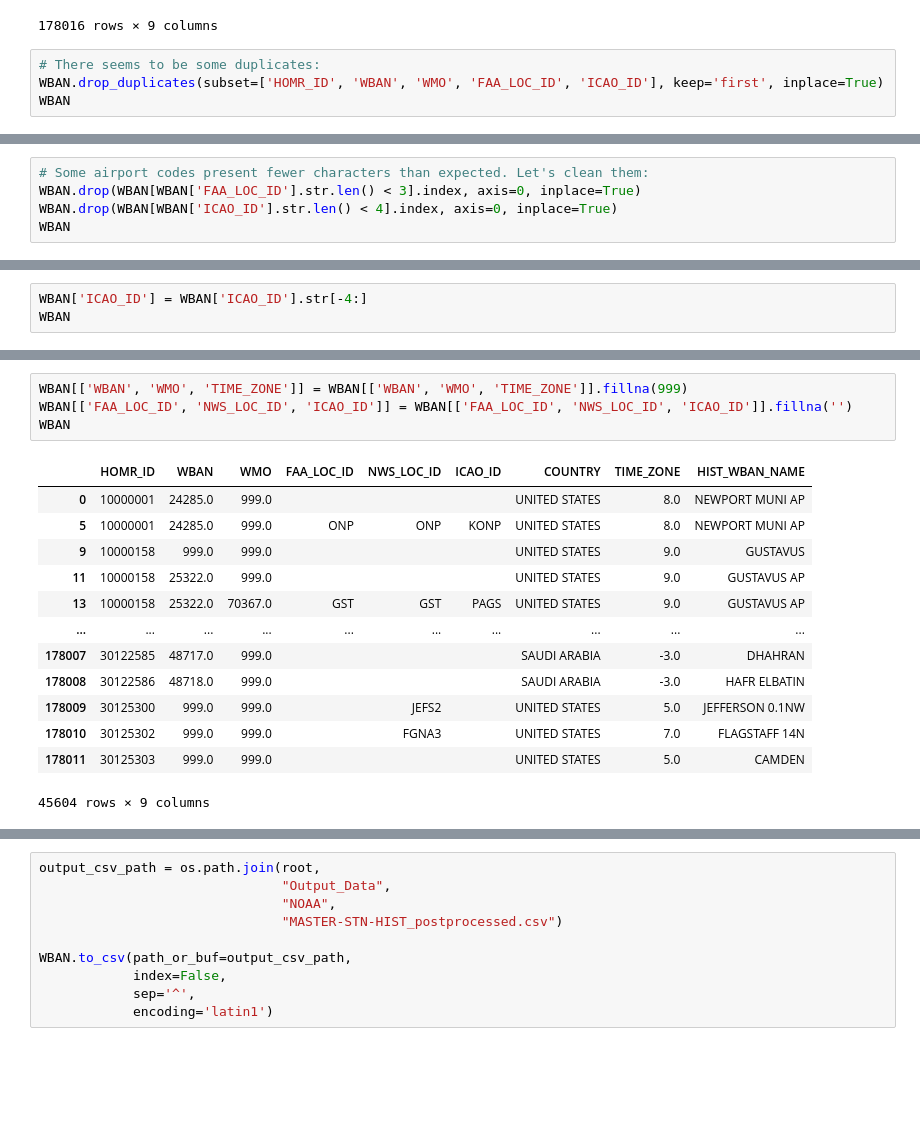
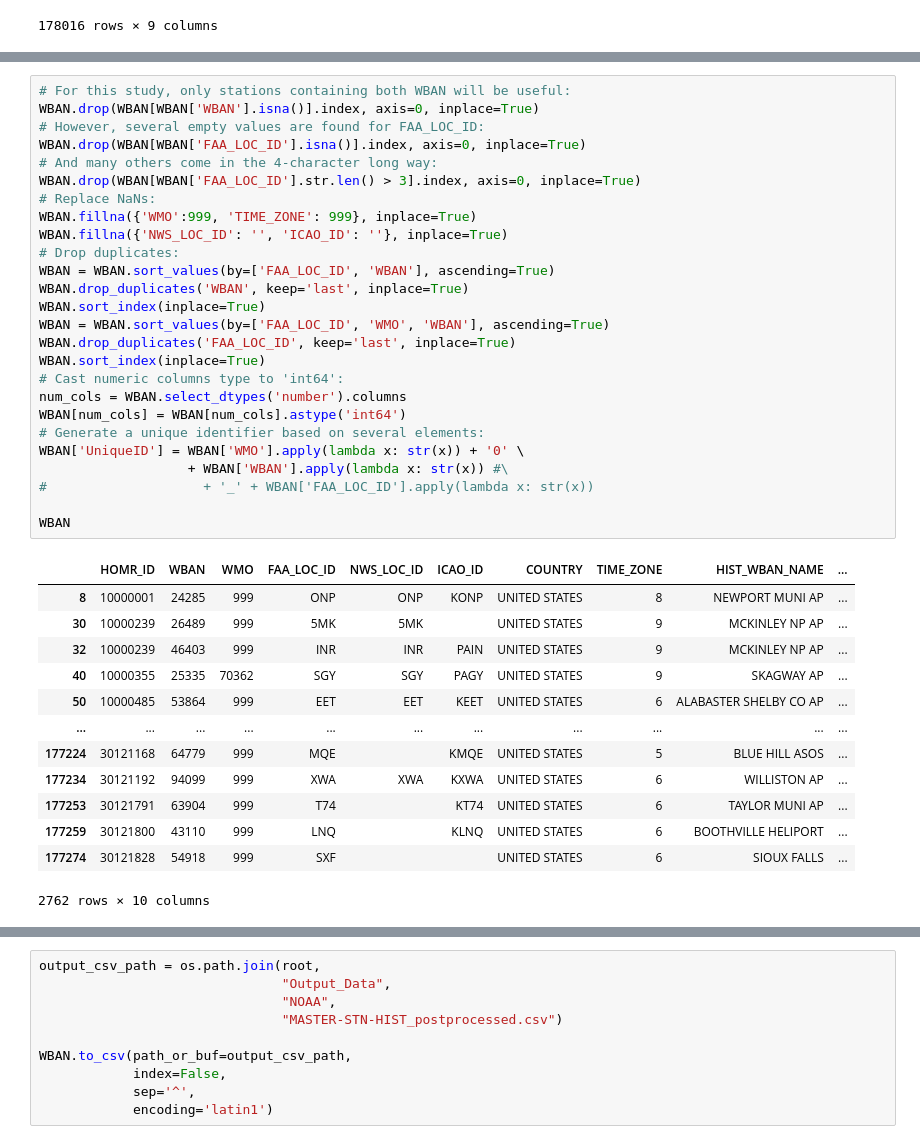
Before and after one commit to malonsol/TFM_KSchool, a Jupyter notebook: EDA/DELAY/WBAN_IATA.ipynb, the cells around one changed output, grey strips where cells are left out. Drawn from its saved outputs; the diff is of its cells as text; blank space fills up the shorter version.

```diff
--- a/EDA/DELAY/WBAN_IATA.ipynb
+++ b/EDA/DELAY/WBAN_IATA.ipynb
@@ -210,7 +208,3 @@ WBAN
 | 178014 | 30125303 | NaN | NaN | NaN | NaN | NaN | UNITED STATES | 5.0 | CAMDEN |
 | 178015 | 30125303 | NaN | NaN | NaN | NaN | NaN | UNITED STATES | 5.0 | CAMDEN |
 178016 rows × 9 columns
-# %%
-# There seems to be some duplicates:
-WBAN.drop_duplicates(subset=['HOMR_ID', 'WBAN', 'WMO', 'FAA_LOC_ID', 'ICAO_ID'], keep='first', inplace=True)
-WBAN
@@ -231,5 +210,0 @@ WBAN
-# %%
-# Some airport codes present fewer characters than expected. Let's clean them:
-WBAN.drop(WBAN[WBAN['FAA_LOC_ID'].str.len() < 3].index, axis=0, inplace=True)
-WBAN.drop(WBAN[WBAN['ICAO_ID'].str.len() < 4].index, axis=0, inplace=True)
-WBAN
@@ -250,3 +210,0 @@ WBAN
-# %%
-WBAN['ICAO_ID'] = WBAN['ICAO_ID'].str[-4:]
-WBAN
@@ -267,18 +211,40 @@ WBAN
-# %%
-WBAN[['WBAN', 'WMO', 'TIME_ZONE']] = WBAN[['WBAN', 'WMO', 'TIME_ZONE']].fillna(999)
-WBAN[['FAA_LOC_ID', 'NWS_LOC_ID', 'ICAO_ID']] = WBAN[['FAA_LOC_ID', 'NWS_LOC_ID', 'ICAO_ID']].fillna('')
-WBAN
-# %% [output]
-|  | HOMR_ID | WBAN | WMO | FAA_LOC_ID | NWS_LOC_ID | ICAO_ID | COUNTRY | TIME_ZONE | HIST_WBAN_NAME |
-| 0 | 10000001 | 24285.0 | 999.0 |  |  |  | UNITED STATES | 8.0 | NEWPORT MUNI AP |
-| 5 | 10000001 | 24285.0 | 999.0 | ONP | ONP | KONP | UNITED STATES | 8.0 | NEWPORT MUNI AP |
-| 9 | 10000158 | 999.0 | 999.0 |  |  |  | UNITED STATES | 9.0 | GUSTAVUS |
-| 11 | 10000158 | 25322.0 | 999.0 |  |  |  | UNITED STATES | 9.0 | GUSTAVUS AP |
-| 13 | 10000158 | 25322.0 | 70367.0 | GST | GST | PAGS | UNITED STATES | 9.0 | GUSTAVUS AP |
-| ... | ... | ... | ... | ... | ... | ... | ... | ... | ... |
-| 178007 | 30122585 | 48717.0 | 999.0 |  |  |  | SAUDI ARABIA | -3.0 | DHAHRAN |
-| 178008 | 30122586 | 48718.0 | 999.0 |  |  |  | SAUDI ARABIA | -3.0 | HAFR ELBATIN |
-| 178009 | 30125300 | 999.0 | 999.0 |  | JEFS2 |  | UNITED STATES | 5.0 | JEFFERSON 0.1NW |
-| 178010 | 30125302 | 999.0 | 999.0 |  | FGNA3 |  | UNITED STATES | 7.0 | FLAGSTAFF 14N |
-| 178011 | 30125303 | 999.0 | 999.0 |  |  |  | UNITED STATES | 5.0 | CAMDEN |
-45604 rows × 9 columns
+# %%
+# For this study, only stations containing both WBAN will be useful:
+WBAN.drop(WBAN[WBAN['WBAN'].isna()].index, axis=0, inplace=True)
+# However, several empty values are found for FAA_LOC_ID:
+WBAN.drop(WBAN[WBAN['FAA_LOC_ID'].isna()].index, axis=0, inplace=True)
+# And many others come in the 4-character long way:
+WBAN.drop(WBAN[WBAN['FAA_LOC_ID'].str.len() > 3].index, axis=0, inplace=True)
+# Replace NaNs:
+WBAN.fillna({'WMO':999, 'TIME_ZONE': 999}, inplace=True)
+WBAN.fillna({'NWS_LOC_ID': '', 'ICAO_ID': ''}, inplace=True)
+# Drop duplicates:
+WBAN = WBAN.sort_values(by=['FAA_LOC_ID', 'WBAN'], ascending=True)
+WBAN.drop_duplicates('WBAN', keep='last', inplace=True)
+WBAN.sort_index(inplace=True)
+WBAN = WBAN.sort_values(by=['FAA_LOC_ID', 'WMO', 'WBAN'], ascending=True)
+WBAN.drop_duplicates('FAA_LOC_ID', keep='last', inplace=True)
+WBAN.sort_index(inplace=True)
+# Cast numeric columns type to 'int64':
+num_cols = WBAN.select_dtypes('number').columns
+WBAN[num_cols] = WBAN[num_cols].astype('int64')
+# Generate a unique identifier based on several elements:
+WBAN['UniqueID'] = WBAN['WMO'].apply(lambda x: str(x)) + '0' \
+                   + WBAN['WBAN'].apply(lambda x: str(x)) #\
+#                    + '_' + WBAN['FAA_LOC_ID'].apply(lambda x: str(x))
+
+WBAN
+# %% [output]
+|  | HOMR_ID | WBAN | WMO | FAA_LOC_ID | NWS_LOC_ID | ICAO_ID | COUNTRY | TIME_ZONE | HIST_WBAN_NAME | ... |
+| 8 | 10000001 | 24285 | 999 | ONP | ONP | KONP | UNITED STATES | 8 | NEWPORT MUNI AP | ... |
+| 30 | 10000239 | 26489 | 999 | 5MK | 5MK |  | UNITED STATES | 9 | MCKINLEY NP AP | ... |
+| 32 | 10000239 | 46403 | 999 | INR | INR | PAIN | UNITED STATES | 9 | MCKINLEY NP AP | ... |
+| 40 | 10000355 | 25335 | 70362 | SGY | SGY | PAGY | UNITED STATES | 9 | SKAGWAY AP | ... |
+| 50 | 10000485 | 53864 | 999 | EET | EET | KEET | UNITED STATES | 6 | ALABASTER SHELBY CO AP | ... |
+| ... | ... | ... | ... | ... | ... | ... | ... | ... | ... | ... |
+| 177224 | 30121168 | 64779 | 999 | MQE |  | KMQE | UNITED STATES | 5 | BLUE HILL ASOS | ... |
+| 177234 | 30121192 | 94099 | 999 | XWA | XWA | KXWA | UNITED STATES | 6 | WILLISTON AP | ... |
+| 177253 | 30121791 | 63904 | 999 | T74 |  | KT74 | UNITED STATES | 6 | TAYLOR MUNI AP | ... |
+| 177259 | 30121800 | 43110 | 999 | LNQ |  | KLNQ | UNITED STATES | 6 | BOOTHVILLE HELIPORT | ... |
+| 177274 | 30121828 | 54918 | 999 | SXF |  |  | UNITED STATES | 6 | SIOUX FALLS | ... |
+2762 rows × 10 columns
```
Also changed, not shown: parts of 35 cells of this notebook.
